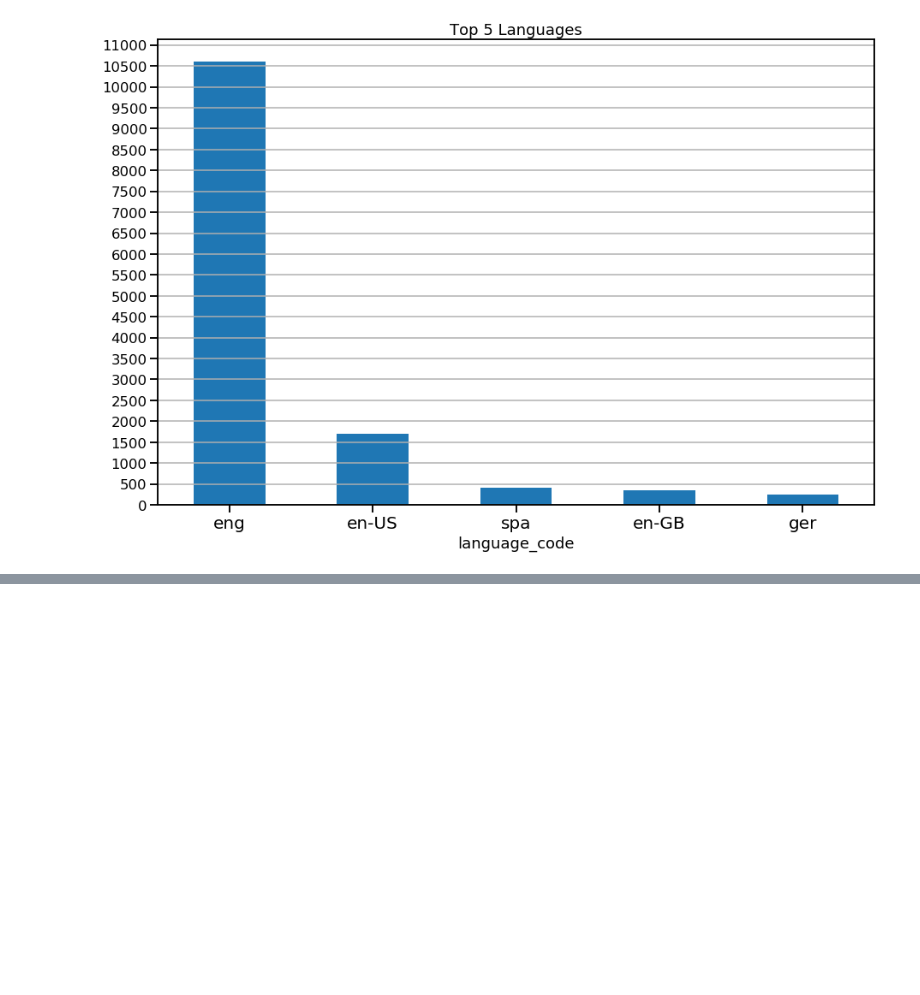
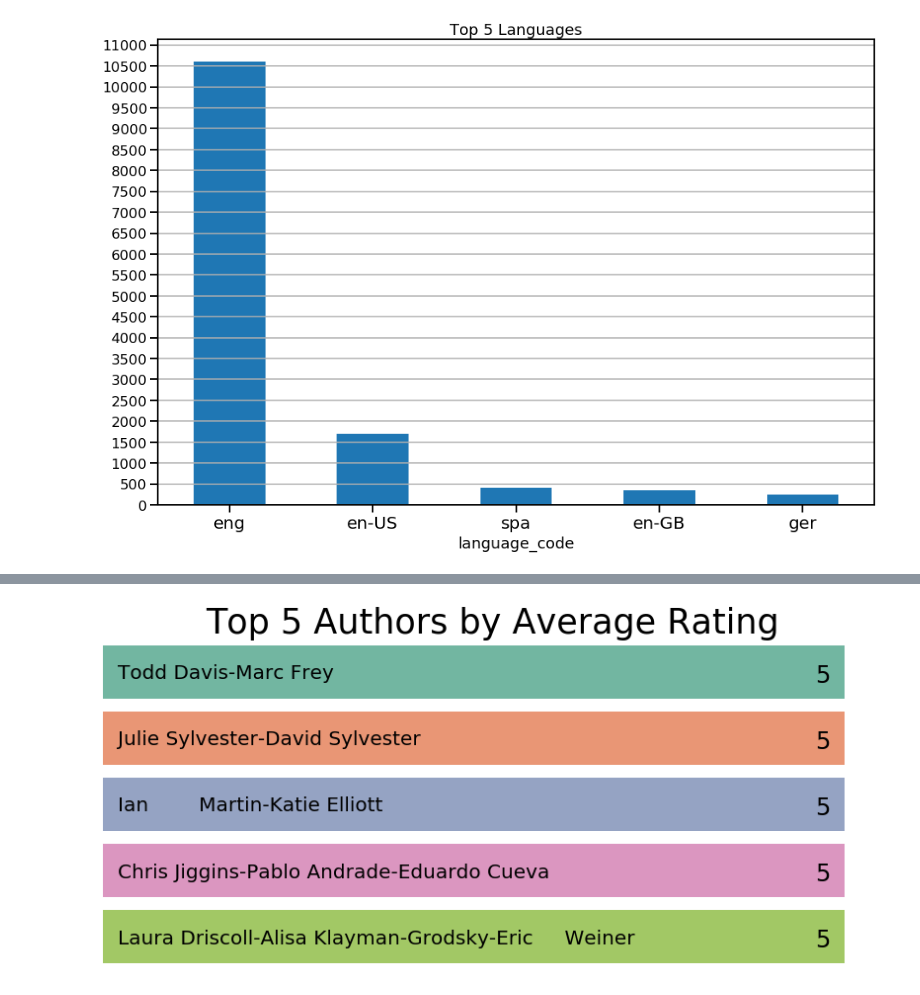
Before and after one commit to DanielPDWalker/Goodreads-Exploratory-Data-Analysis, a Jupyter notebook: Goodreadsbooks.ipynb, the cells around one changed output, grey strips where cells are left out. Cells and saved outputs as stored; diff of their text form; code cells hidden in the pictures; blank space fills up the shorter version.

```diff
--- a/Goodreadsbooks.ipynb
+++ b/Goodreadsbooks.ipynb
@@ -140 +114,20 @@ for i in ax.patches:
+# %%
+rating_author = df.groupby('authors').mean()
+top_5_rating_author = rating_author.sort_values('average_rating', ascending=False).head(5)
+
+rating_author = rating_author.loc[rating_author['ratings_count'] > 100]
+top_5_rating_author_over100 = rating_author.sort_values('average_rating', ascending=False).head(5)
+
+
+plt.figure(figsize=(12, 6))
+ax = sns.barplot(top_5_rating_author['average_rating'], top_5_rating_author.index, palette='Set2')
+ax.set_title("Top 5 Authors by Average Rating", fontsize=35)
+minimalhbargraph()
+num = 0
+for i in ax.patches:
+    ax.text(i.get_width()-0.2, i.get_y()+0.55, str(round(i.get_width()))[:-2], fontsize = 24, color = 'k')
+    ax.text(0.1 , i.get_y()+0.5, str(top_5_rating_author.index[num]), fontsize = 20, color = 'k')
+    num += 1
+# %% [output]
+[figure, added]
 # %%
```
Also changed, not shown: parts of 12 cells of this notebook.
